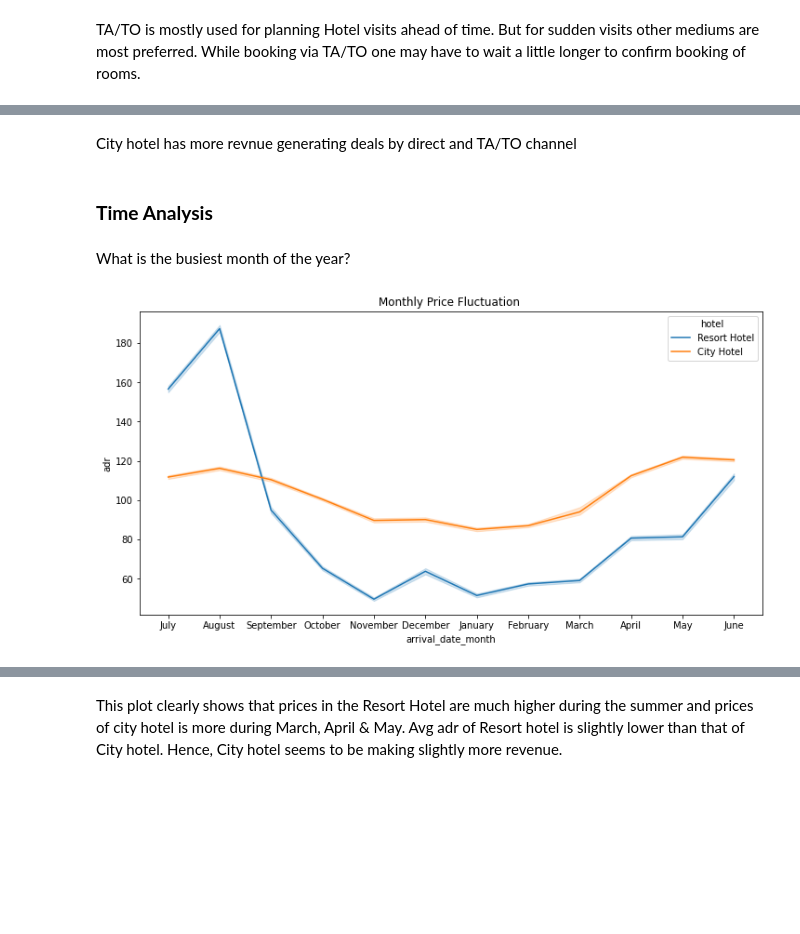
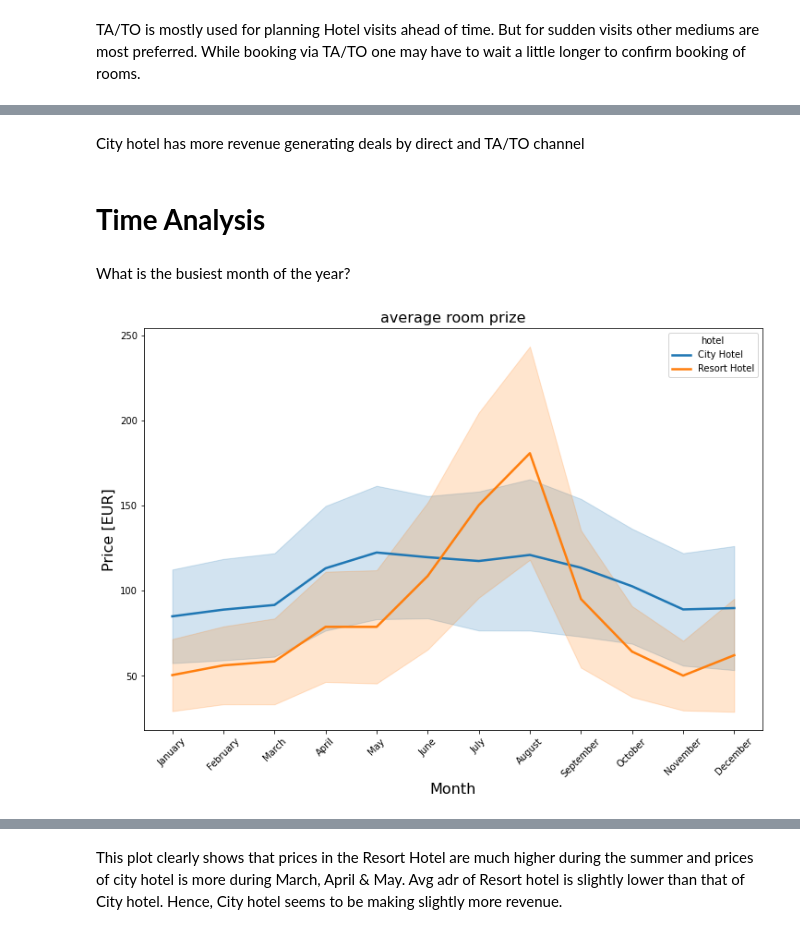
Before and after one commit to SmritiSalujaa/aurotest, a Jupyter notebook: Hotel_Booking_Analysis_Capstone_Project.ipynb, the cells around one changed output, grey strips where cells are left out. Drawn from its saved outputs; the diff is of its cells as text; code cells hidden in the pictures; blank space fills up the shorter version.

```diff
--- a/Hotel_Booking_Analysis_Capstone_Project.ipynb
+++ b/Hotel_Booking_Analysis_Capstone_Project.ipynb
@@ -434,15 +478,29 @@ Text(0.5, 1.0, 'Hotel Preference by Distributors')
 # %% [markdown]
-City hotel has more revnue generating deals by direct and TA/TO channel
+City hotel has more revenue generating deals by direct and TA/TO channel
 # %% [markdown]
-### **Time Analysis**
+# **Time Analysis**
 # %% [markdown]
 What is the busiest month of the year?
-# %%
-#
-plt.figure(figsize=(12,6))
-sns.lineplot(x='arrival_date_month', y='adr', hue='hotel', data= hotel_data)
-
-plt.title('Monthly Price Fluctuation ')
-plt.show()
-# %% [output]
-[figure, removed]
+# %%
+#monthly demand
+full_data_guests = hotel_data.loc[hotel_data["is_canceled"] == 0]
+
+room_prices_mothly = full_data_guests[["hotel", "arrival_date_month", "adr"]].sort_values("arrival_date_month")
+
+# order by month:
+ordered_months = ["January", "February", "March", "April", "May", "June",
+          "July", "August", "September", "October", "November", "December"]
+room_prices_mothly["arrival_date_month"] = pd.Categorical(room_prices_mothly["arrival_date_month"],
+                                                          categories=ordered_months, ordered=True)
+
+# barplot with standard deviation:
+plt.figure(figsize=(12, 8))
+sns.lineplot(x = "arrival_date_month", y="adr", hue="hotel", data=room_prices_mothly,
+            hue_order = ["City Hotel", "Resort Hotel"], ci="sd", size="hotel", sizes=(2.5, 2.5))
+plt.title("average room prize", fontsize=16)
+plt.xlabel("Month", fontsize=16)
+plt.xticks(rotation=45)
+plt.ylabel("Price [EUR]", fontsize=16)
+plt.show()
+# %% [output]
+[figure, added]
```
Also changed, not shown: parts of 33 cells of this notebook.
